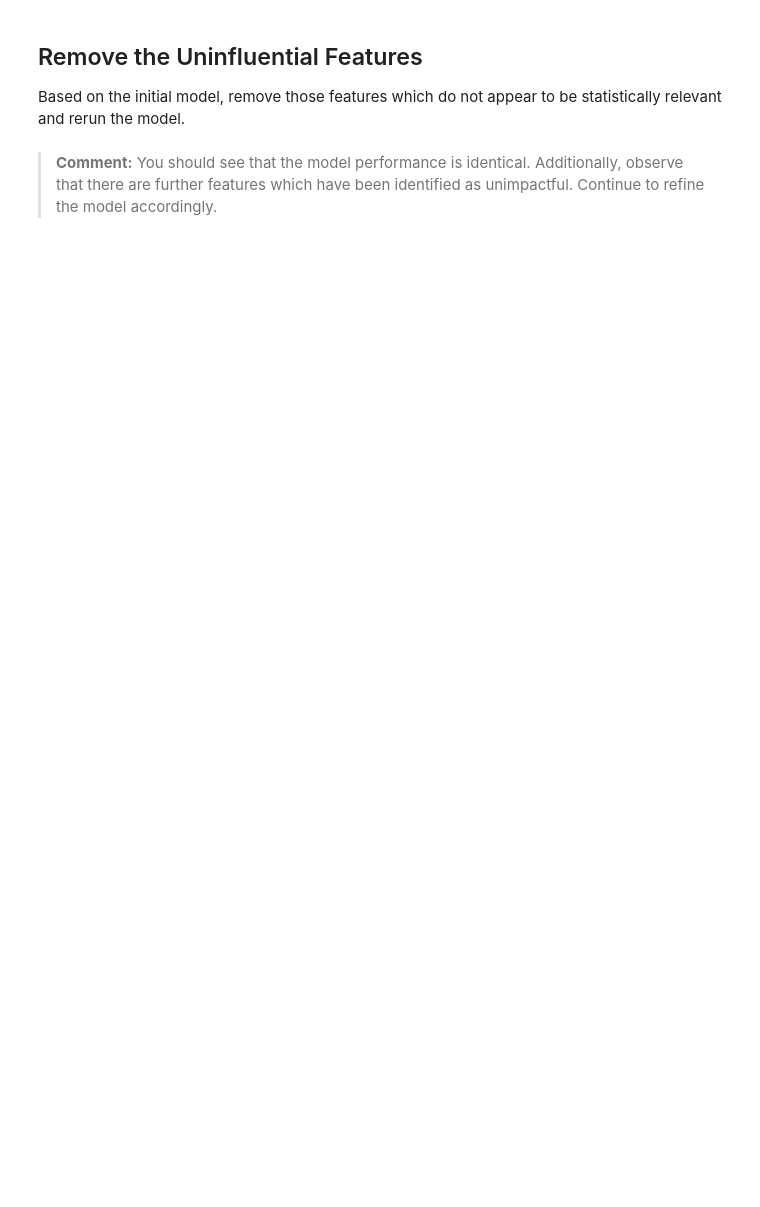
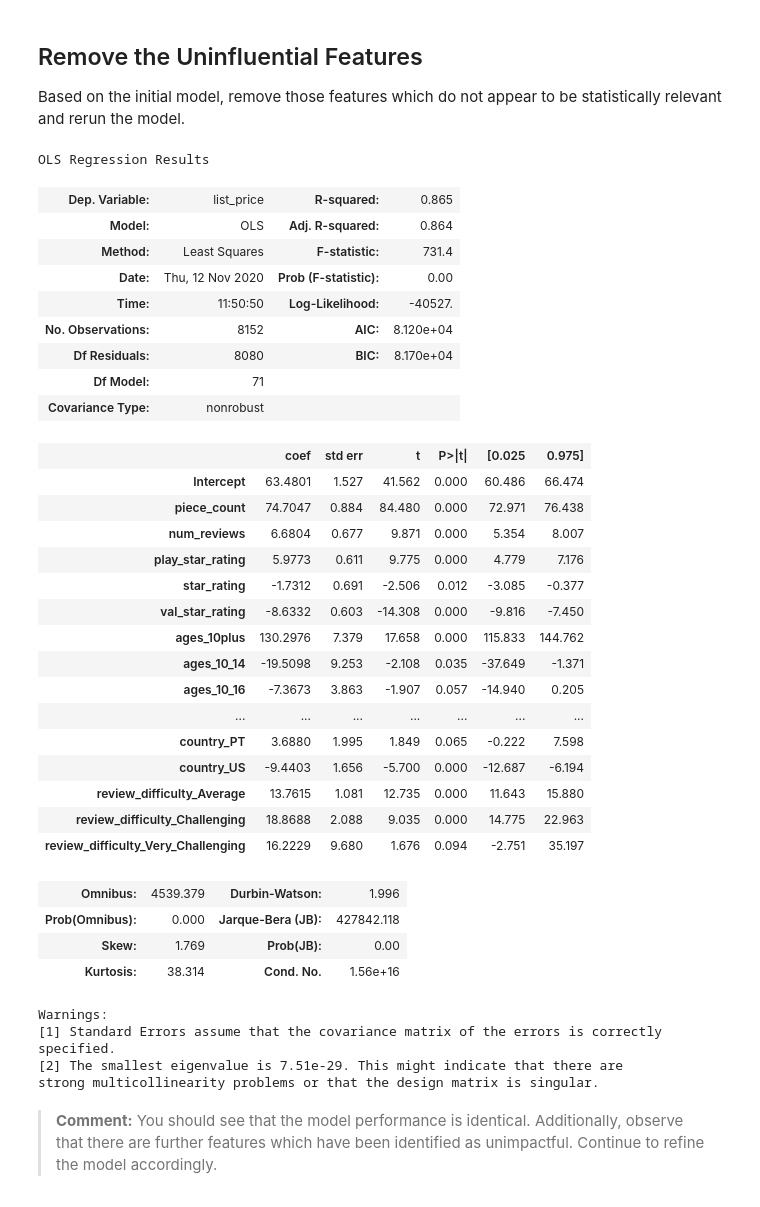
Before and after one commit to Stenke/Multiple-Regression-Aggression, a Jupyter notebook: Leggo_Model.ipynb, the cells around one changed output. Saved outputs shown, nothing was run; the diff lists cells and outputs as text; code cells hidden in the pictures; blank space fills up the shorter version.

```diff
--- a/Leggo_Model.ipynb
+++ b/Leggo_Model.ipynb
@@ -132,4 +147,43 @@ Based on the initial model, remove those features which do not appear to be stat
 # %%
 # Your code here - Refit the model
+predictors = '+'.join(x2_cols)
+formula = outcome + '~' + predictors
+model2 = ols(formula=formula, data=train).fit()
+model2.summary()
+# %% [output]
+OLS Regression Results
+| Dep. Variable: | list_price | R-squared: | 0.865 |
+| Model: | OLS | Adj. R-squared: | 0.864 |
+| Method: | Least Squares | F-statistic: | 731.4 |
+| Date: | Thu, 12 Nov 2020 | Prob (F-statistic): | 0.00 |
+| Time: | 11:50:50 | Log-Likelihood: | -40527. |
+| No. Observations: | 8152 | AIC: | 8.120e+04 |
+| Df Residuals: | 8080 | BIC: | 8.170e+04 |
+| Df Model: | 71 |  |  |
+| Covariance Type: | nonrobust |  |  |
+|  | coef | std err | t | P>|t| | [0.025 | 0.975] |
+| Intercept | 63.4801 | 1.527 | 41.562 | 0.000 | 60.486 | 66.474 |
+| piece_count | 74.7047 | 0.884 | 84.480 | 0.000 | 72.971 | 76.438 |
+| num_reviews | 6.6804 | 0.677 | 9.871 | 0.000 | 5.354 | 8.007 |
+| play_star_rating | 5.9773 | 0.611 | 9.775 | 0.000 | 4.779 | 7.176 |
+| star_rating | -1.7312 | 0.691 | -2.506 | 0.012 | -3.085 | -0.377 |
+| val_star_rating | -8.6332 | 0.603 | -14.308 | 0.000 | -9.816 | -7.450 |
+| ages_10plus | 130.2976 | 7.379 | 17.658 | 0.000 | 115.833 | 144.762 |
+| ages_10_14 | -19.5098 | 9.253 | -2.108 | 0.035 | -37.649 | -1.371 |
+| ages_10_16 | -7.3673 | 3.863 | -1.907 | 0.057 | -14.940 | 0.205 |
+| ... | ... | ... | ... | ... | ... | ... |
+| country_PT | 3.6880 | 1.995 | 1.849 | 0.065 | -0.222 | 7.598 |
+| country_US | -9.4403 | 1.656 | -5.700 | 0.000 | -12.687 | -6.194 |
+| review_difficulty_Average | 13.7615 | 1.081 | 12.735 | 0.000 | 11.643 | 15.880 |
+| review_difficulty_Challenging | 18.8688 | 2.088 | 9.035 | 0.000 | 14.775 | 22.963 |
+| review_difficulty_Very_Challenging | 16.2229 | 9.680 | 1.676 | 0.094 | -2.751 | 35.197 |
+| Omnibus: | 4539.379 | Durbin-Watson: | 1.996 |
+| Prob(Omnibus): | 0.000 | Jarque-Bera (JB): | 427842.118 |
+| Skew: | 1.769 | Prob(JB): | 0.00 |
+| Kurtosis: | 38.314 | Cond. No. | 1.56e+16 |
+Warnings:
+[1] Standard Errors assume that the covariance matrix of the errors is correctly specified.
+[2] The smallest eigenvalue is 7.51e-29. This might indicate that there are
+strong multicollinearity problems or that the design matrix is singular.
 # %% [markdown]
 > **Comment:** You should see that the model performance is identical. Additionally, observe that there are further features which have been identified as unimpactful. Continue to refine the model accordingly.
```
Also changed, not shown: parts of 19 cells of this notebook.
